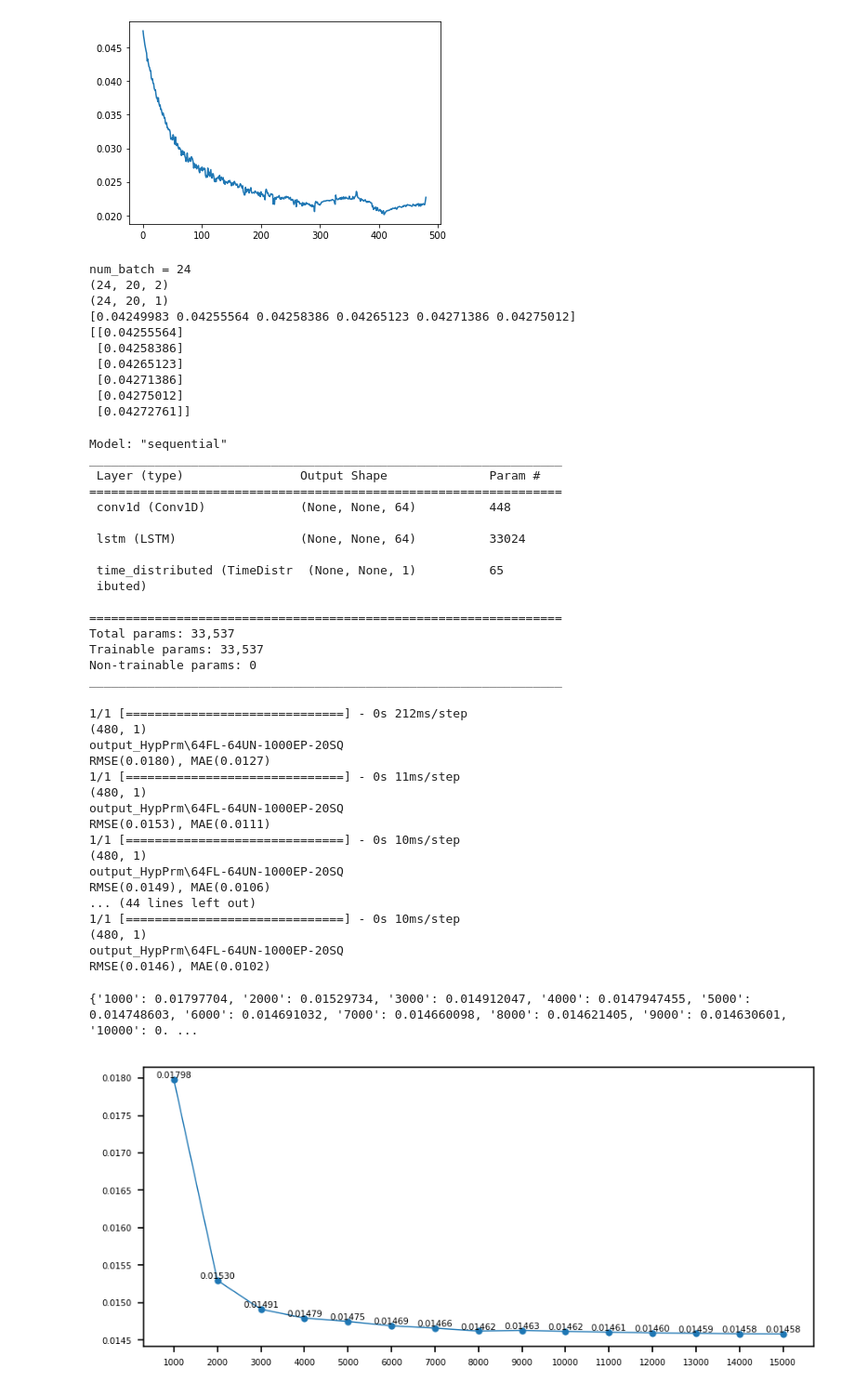
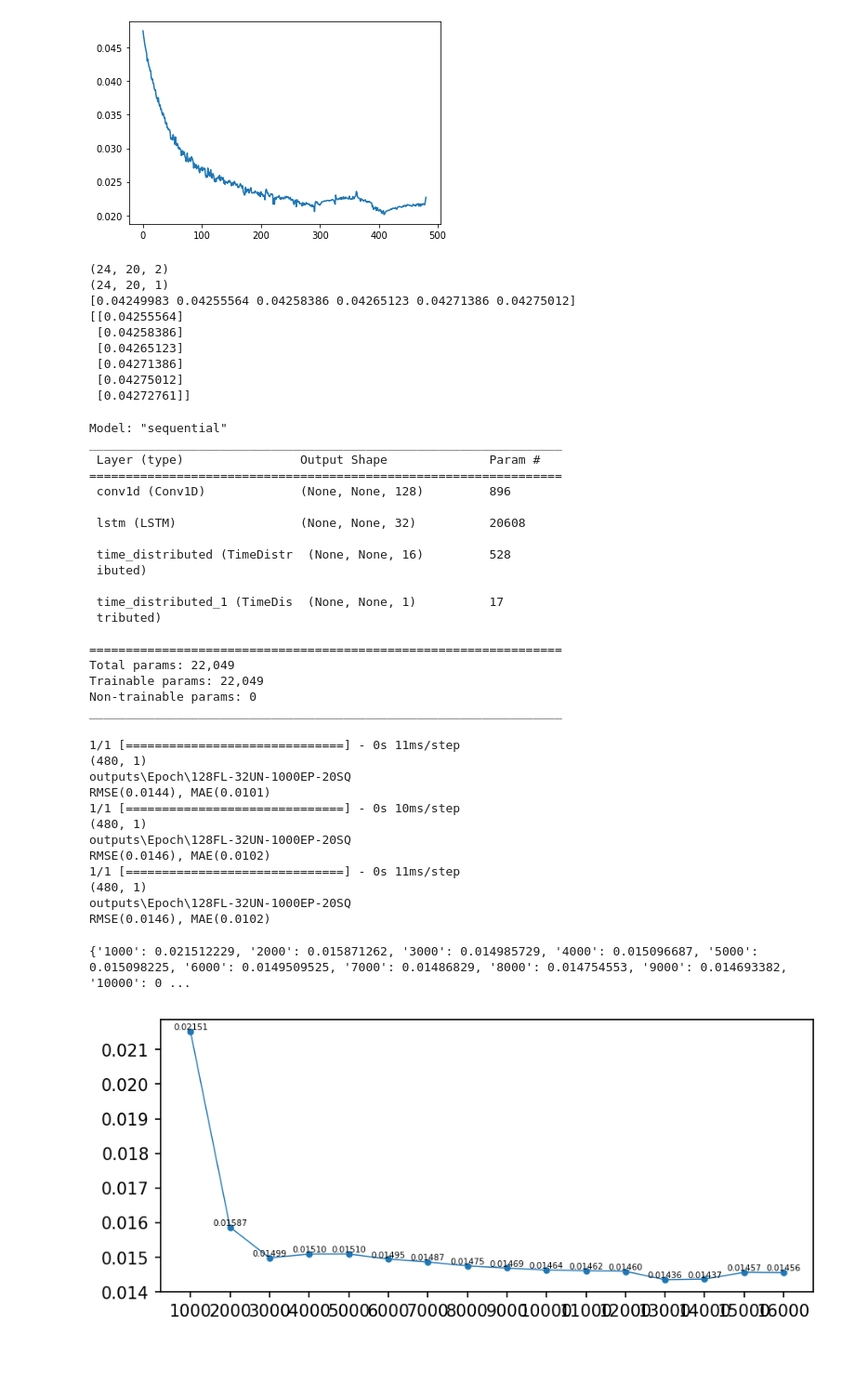
Before and after one commit to pnpsuM/SOH_Est_CNN-LSTM, a Jupyter notebook: CNN-LSTM_SOH_Epoch.ipynb, the cells around one changed output. Shown at 93% size. Cells and saved outputs as stored; diff of their text form; code cells hidden in the pictures; blank space fills up the shorter version.

```diff
--- a/CNN-LSTM_SOH_Epoch.ipynb
+++ b/CNN-LSTM_SOH_Epoch.ipynb
@@ -20,7 +20,7 @@ FILE_02 = 'CYCLE_CSV_data02.csv'
 drop_labels_x = ['인덱스', '사이클_번호', '충전_용량(Ah)', '누적_용량(Ah)', '충전_에너지(Wh)', '누적_에너지(Wh)', '쿨롱_효율(%)', '에너지_효율(%)', '최대_전압(V)', '충전_최종전압(V)', '단위_충전_용량(Ah/g)', '방전_최종전압(V)', '단위_방전_용량(Ah/g)']
 drop_labels_y = ['인덱스', '사이클_번호', '충전_용량(Ah)', '누적_용량(Ah)', '충전_에너지(Wh)', '방전_에너지(Wh)', '누적_에너지(Wh)', '쿨롱_효율(%)', '에너지_효율(%)', '최대_전압(V)', '충전_최종전압(V)', '방전_최종전압(V)', '단위_충전_용량(Ah/g)', '방전_최종전압(V)', '단위_방전_용량(Ah/g)']
 
-param = {'seq_len' : 20, 'num_units' : 64, 'num_filters' : 64, 'window' : 3, 'num_epochs' : 1000}
+param = {'seq_len' : 20, 'num_units' : 32, 'num_filters' : 128, 'window' : 3, 'dropout': 0.2, 'num_epochs' : 1000, 'num_dense': 16}
 
 log_dir = f"logs/{VERSION}/" + datetime.datetime.now().strftime("%Y%m%d-%H%M") + f'-{param["num_filters"]}FL-{param["num_units"]}UN-{param["num_epochs"]}EP-{param["seq_len"]}SQ'
 file_path = f'Checkpoints\{VERSION}\SOH_Checkpoint\{param["num_filters"]}FL-{param["num_units"]}UN-{param["num_epochs"]}EP-{param["seq_len"]}SQ\{datetime.datetime.now().strftime("%Y%m%d-%H%M%S")}.h5'
@@ -81,7 +81,6 @@ print(y_train00.shape)
 print(x_train00[0, 0:6, 0])
 print(y_train00[0, :6])
 # %% [output]
-num_batch = 24
 (24, 20, 2)
 (24, 20, 1)
 [0.04249983 0.04255564 0.04258386 0.04265123 0.04271386 0.04275012]
@@ -95,6 +94,7 @@ num_batch = 24
 model = models.Sequential()
 model.add(layers.Conv1D(param['num_filters'], param['window'], padding='causal', input_shape = (None, x_train00.shape[-1])))
 model.add(layers.LSTM(param['num_units'], return_sequences = True))
+model.add(layers.TimeDistributed(layers.Dense(param['num_dense'])))
 model.add(layers.TimeDistributed(layers.Dense(1)))
 model.compile(loss = 'mse', optimizer = 'Adam')
 model.summary()
@@ -103,20 +103,23 @@ Model: "sequential"
 _________________________________________________________________
  Layer (type)                Output Shape              Param #
 =================================================================
- conv1d (Conv1D)             (None, None, 64)          448
+ conv1d (Conv1D)             (None, None, 128)         896
 
- lstm (LSTM)                 (None, None, 64)          33024
+ lstm (LSTM)                 (None, None, 32)          20608
 
- time_distributed (TimeDistr  (None, None, 1)          65
+ time_distributed (TimeDistr  (None, None, 16)         528
  ibuted)
 
+ time_distributed_1 (TimeDis  (None, None, 1)          17
+ tributed)
+
 =================================================================
-Total params: 33,537
-Trainable params: 33,537
+Total params: 22,049
+Trainable params: 22,049
 Non-trainable params: 0
 _________________________________________________________________
 # %%
-for i in range(15):
+for i in range(3):
     epoch_index += param['num_epochs']
     callback_list = [ModelCheckpoint(filepath = file_path, monitor = 'val_loss', save_best_only = True),
                     TensorBoard(log_dir=log_dir, histogram_freq=hist_freq)]
@@ -128,35 +131,30 @@ for i in range(15):
     RMSE_[f'{epoch_index}'], MAE_[f'{epoch_index}'], Error_rate = show_and_prove(model, file_path, x_test, y_test, save_path, return_loss=True, plot = False)
     print(f'RMSE({RMSE_[f"{epoch_index}"]:.4f}), MAE({MAE_[f"{epoch_index}"]:.4f})')
 # %% [output]
-1/1 [==============================] - 0s 212ms/step
-(480, 1)
-output_HypPrm\64FL-64UN-1000EP-20SQ
-RMSE(0.0180), MAE(0.0127)
 1/1 [==============================] - 0s 11ms/step
 (480, 1)
-output_HypPrm\64FL-64UN-1000EP-20SQ
-RMSE(0.0153), MAE(0.0111)
+outputs\Epoch\128FL-32UN-1000EP-20SQ
+RMSE(0.0144), MAE(0.0101)
 1/1 [==============================] - 0s 10ms/step
 (480, 1)
-output_HypPrm\64FL-64UN-1000EP-20SQ
-RMSE(0.0149), MAE(0.0106)
-... (44 lines left out)
-1/1 [==============================] - 0s 10ms/step
+outputs\Epoch\128FL-32UN-1000EP-20SQ
+RMSE(0.0146), MAE(0.0102)
+1/1 [==============================] - 0s 11ms/step
 (480, 1)
-output_HypPrm\64FL-64UN-1000EP-20SQ
+outputs\Epoch\128FL-32UN-1000EP-20SQ
 RMSE(0.0146), MAE(0.0102)
 # %%
 x = list(RMSE_.keys())
 y = list(RMSE_.values())
 print(RMSE_)
 pl.figure(dpi = 150, figsize=(7, 3))
 line = pl.plot(x, y, marker = '.')
-pl.rc('axes', labelsize = 10)
+pl.rc('axes', labelsize =1)
 pl.setp(line, linewidth=0.7)
 for i, u in enumerate(x):
     pl.text(u, y[i], f'{y[i]:.5f}', fontsize = 5, horizontalalignment = 'center', verticalalignment = 'bottom')
 pl.savefig(f'outputs\{VERSION}\RMSEGraph.png')
 pl.show()
 # %% [output]
-{'1000': 0.01797704, '2000': 0.01529734, '3000': 0.014912047, '4000': 0.0147947455, '5000': 0.014748603, '6000': 0.014691032, '7000': 0.014660098, '8000': 0.014621405, '9000': 0.014630601, '10000': 0. ...
+{'1000': 0.021512229, '2000': 0.015871262, '3000': 0.014985729, '4000': 0.015096687, '5000': 0.015098225, '6000': 0.0149509525, '7000': 0.01486829, '8000': 0.014754553, '9000': 0.014693382, '10000': 0 ...
-[figure, old version]
+[figure, new version]
```
Also changed, not shown: 9 other files.
